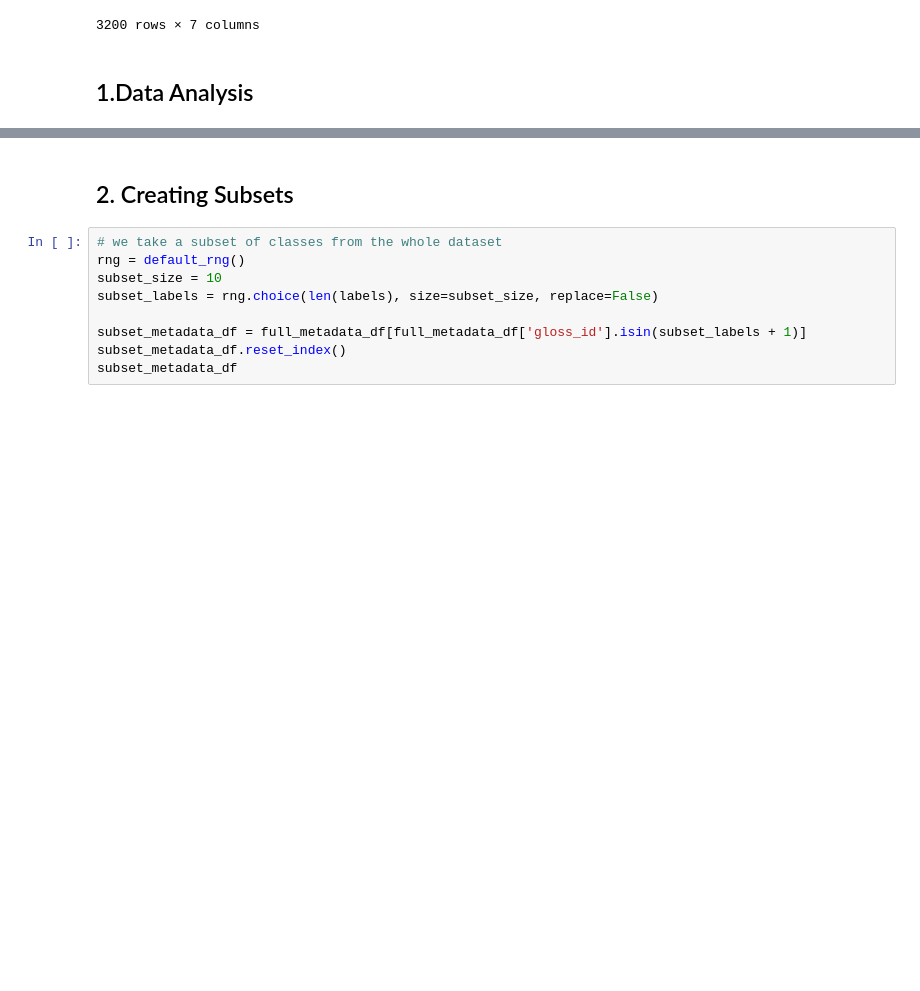
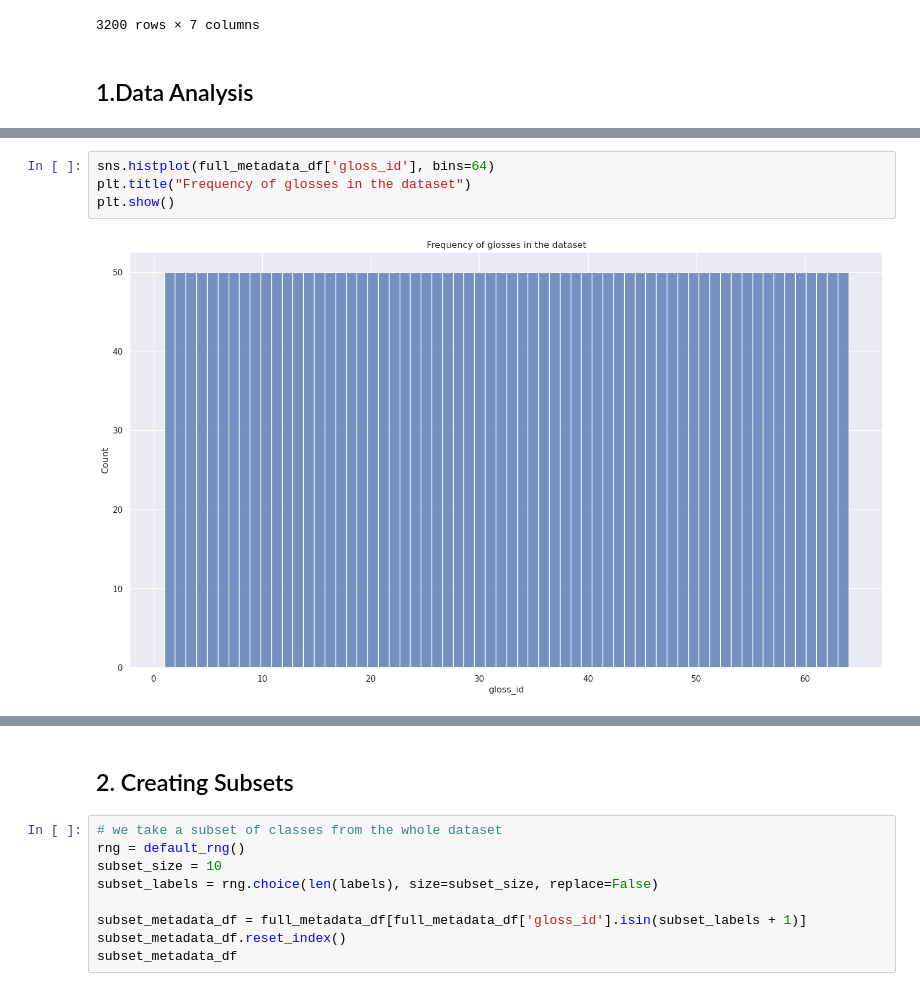
Before and after one commit to Javimh18/TFM_DSBD, a Jupyter notebook: src/org_aug_dataset.ipynb, the cells around one changed output, grey strips where cells are left out. Saved outputs shown, nothing was run; the diff lists cells and outputs as text; blank space fills up the shorter version.

```diff
--- a/src/org_aug_dataset.ipynb
+++ b/src/org_aug_dataset.ipynb
@@ -139,0 +208,6 @@ full_metadata_df
+# %%
+sns.histplot(full_metadata_df['gloss_id'], bins=64)
+plt.title("Frequency of glosses in the dataset")
+plt.show()
+# %% [output]
+[figure, added]
```
Also changed, not shown: parts of 11 cells of this notebook.
